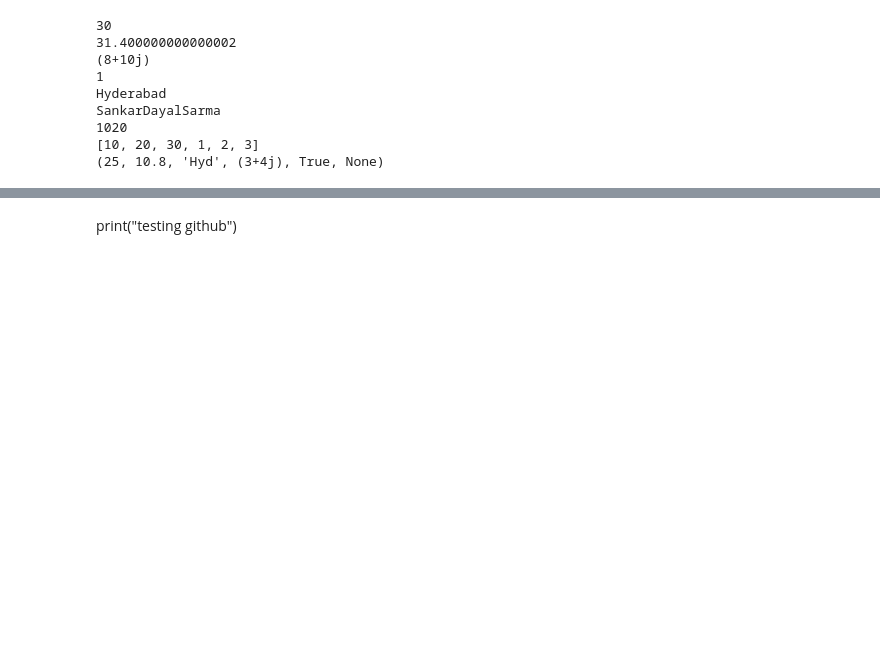
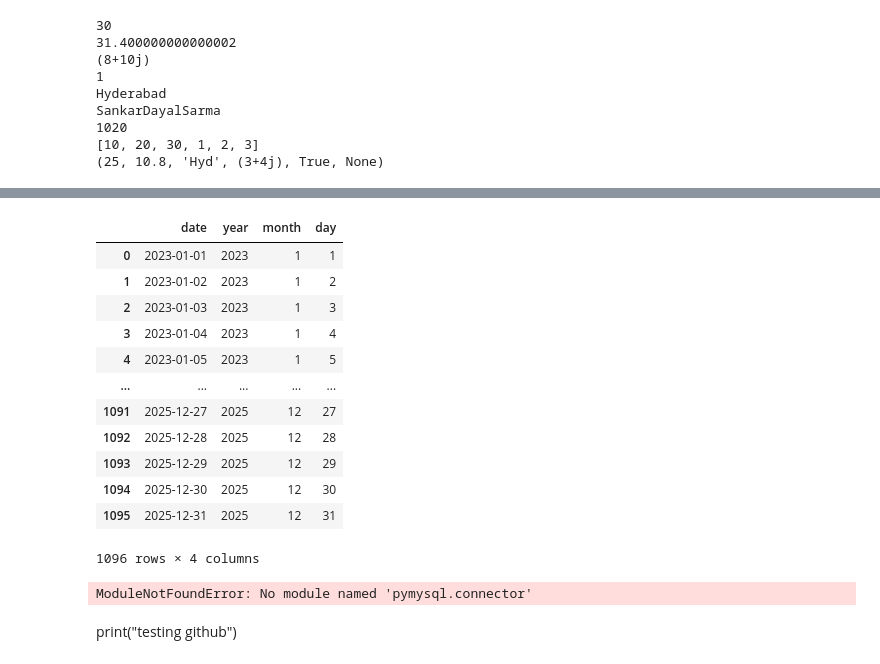
Before and after one commit to Addakularanjith123/DE-SSO, a Jupyter notebook: Test_Git.ipynb, the cells around one changed output, grey strips where cells are left out. Cells and saved outputs as stored; diff of their text form; code cells hidden in the pictures; blank space fills up the shorter version.

```diff
--- a/Test_Git.ipynb
+++ b/Test_Git.ipynb
@@ -146,0 +398,18 @@ SankarDayalSarma
+# %%
+
+dates = pd.date_range(start='2023-01-01', end='2025-12-31', freq='D')
+
+df = pd.DataFrame({
+    'date': dates,
+    'year': dates.year,
+    'month': dates.month,
+    'day': dates.day
+})
+
+
+engine = create_engine("mysql+pymysql://team8:t8ssss_DP@35.222.34.151:3306/Team8")
+
+df.to_sql('dim_date', engine, if_exists="append", index=False)
+
+
+# ✅ Successfully inserted date, year, month, day into 'dim_date' table.------------>In the VS code
@@ -147,2 +421,36 @@ SankarDayalSarma
+# %%
+df
+# %% [output]
+|  | date | year | month | day |
+| 0 | 2023-01-01 | 2023 | 1 | 1 |
+| 1 | 2023-01-02 | 2023 | 1 | 2 |
+| 2 | 2023-01-03 | 2023 | 1 | 3 |
+| 3 | 2023-01-04 | 2023 | 1 | 4 |
+| 4 | 2023-01-05 | 2023 | 1 | 5 |
+| ... | ... | ... | ... | ... |
+| 1091 | 2025-12-27 | 2025 | 12 | 27 |
+| 1092 | 2025-12-28 | 2025 | 12 | 28 |
+| 1093 | 2025-12-29 | 2025 | 12 | 29 |
+| 1094 | 2025-12-30 | 2025 | 12 | 30 |
+| 1095 | 2025-12-31 | 2025 | 12 | 31 |
+1096 rows × 4 columns
+# %%
+import pymysql.connector as mc
+import pandas as pd
+
+root_con = mc.connect(host="35.222.34.151",user="team8",password="t8ssss_DP",database = "OLTP")
+cur = root_con.cursor()
+customers = pd.read_sql("SELECT * FROM customers", root_con)
+products = pd.read_sql("SELECT * FROM products", root_con)
+orders = pd.read_sql("SELECT * FROM orders", root_con)
+order_items = pd.read_sql("SELECT * FROM order_items", root_con)
+payments = pd.read_sql("SELECT * FROM payments", root_con)
+shipments = pd.read_sql("SELECT * FROM shipments", root_con)
+returns = pd.read_sql("SELECT * FROM returns", root_con)
+product_bundles = pd.read_sql("SELECT * FROM product_bundles", root_con)
+bundle_items = pd.read_sql("SELECT * FROM bundle_items", root_con)
+product_price_history = pd.read_sql("SELECT * FROM product_price_history", root_con)
+# %% [output]
+ModuleNotFoundError: No module named 'pymysql.connector'
 # %% [markdown]
 print("testing github")
```
Also changed, not shown: parts of 29 cells of this notebook.
